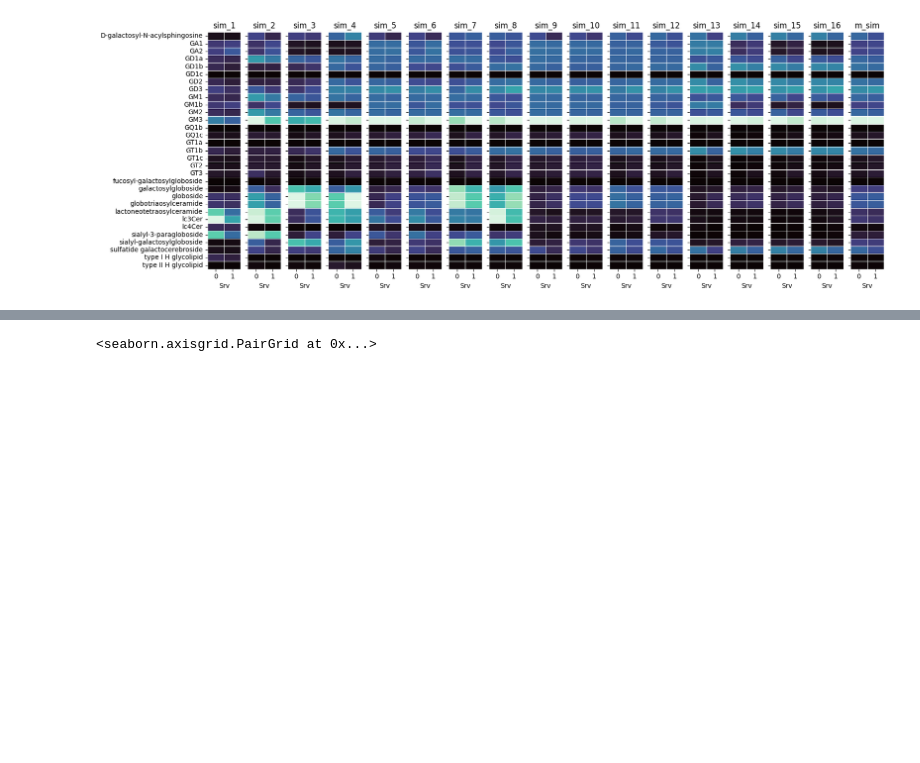
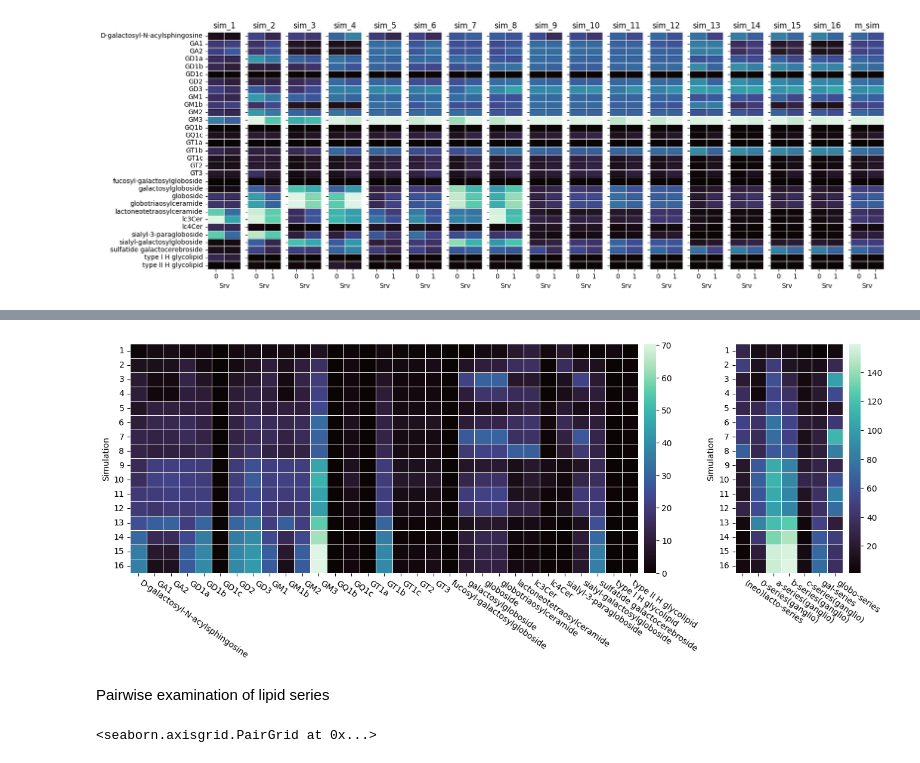
Before and after one commit to JackWJW/LGG_Prognosis_Prediction, a Jupyter notebook: Integrated_Dataset_Tidying.ipynb, the cells around one changed output, grey strips where cells are left out. Drawn from its saved outputs; the diff is of its cells as text; code cells hidden in the pictures; blank space fills up the shorter version.

```diff
--- a/Integrated_Dataset_Tidying.ipynb
+++ b/Integrated_Dataset_Tidying.ipynb
@@ -124,3 +204,21 @@ plt.show()
+# %%
+from matplotlib import gridspec
+fig = plt.figure(figsize=(16,5))
+spec = gridspec.GridSpec(ncols=2, nrows=1,
+                         wspace=0, width_ratios=[4.5, 1])
+ax0 = fig.add_subplot(spec[0])
+sns.heatmap(sims_lipid_df.groupby("Simulation").mean(),cmap='mako',linewidth=0.5,ax=ax0,cbar_kws={"pad": 0.01})
+plt.yticks(rotation=0)
+plt.xticks(rotation=-35,ha='left')
+ax1 = fig.add_subplot(spec[1])
+sns.heatmap(sims_series_df.groupby("Simulation").mean(),cmap='mako',linewidth=0.5,ax=ax1,cbar_kws={"pad": 0.05})
+plt.yticks(rotation=0)
+plt.xticks(rotation=-35,ha='left')
+plt.show()
+# %% [output]
+[figure, added]
+# %% [markdown]
+Pairwise examination of lipid series
 # %%
 pairwise_cols = ["Srv",'mean((neo)lacto-series)','mean(0-series(ganglio))','mean(a-series(ganglio))','mean(b-series(ganglio))','mean(c-series(ganglio))',
             'mean(gal-series)','mean(globo-series)']
```
Also changed, not shown: parts of 6 cells of this notebook.
